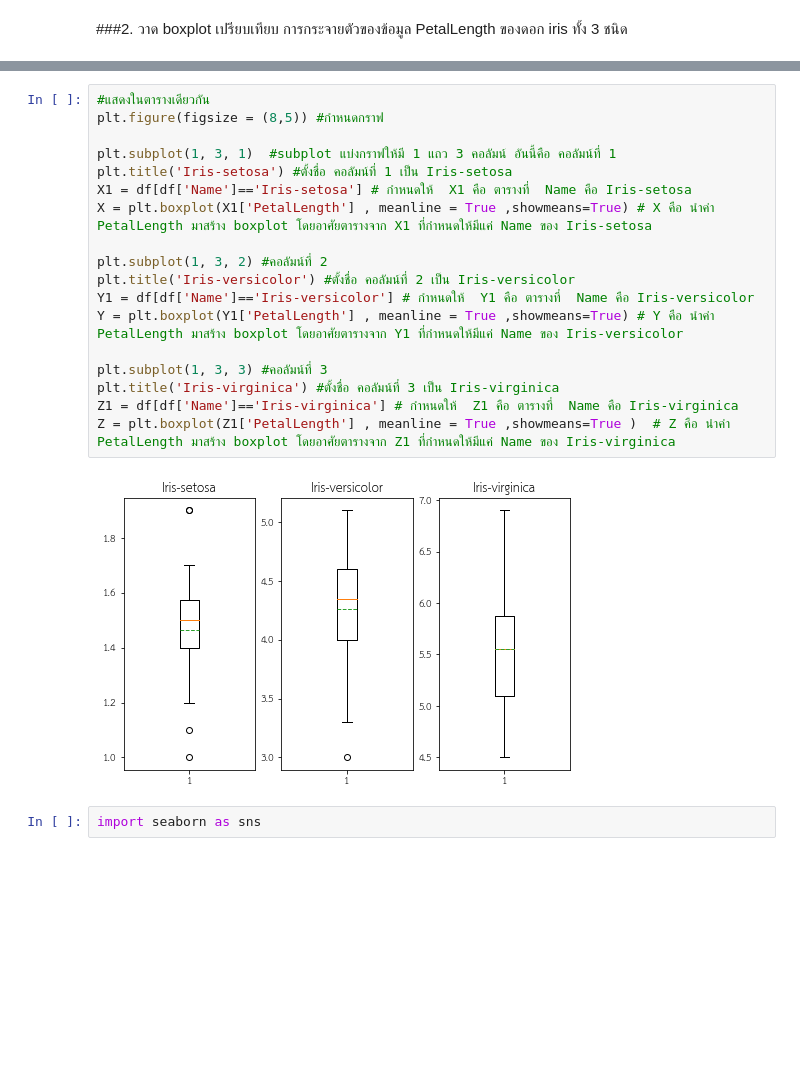
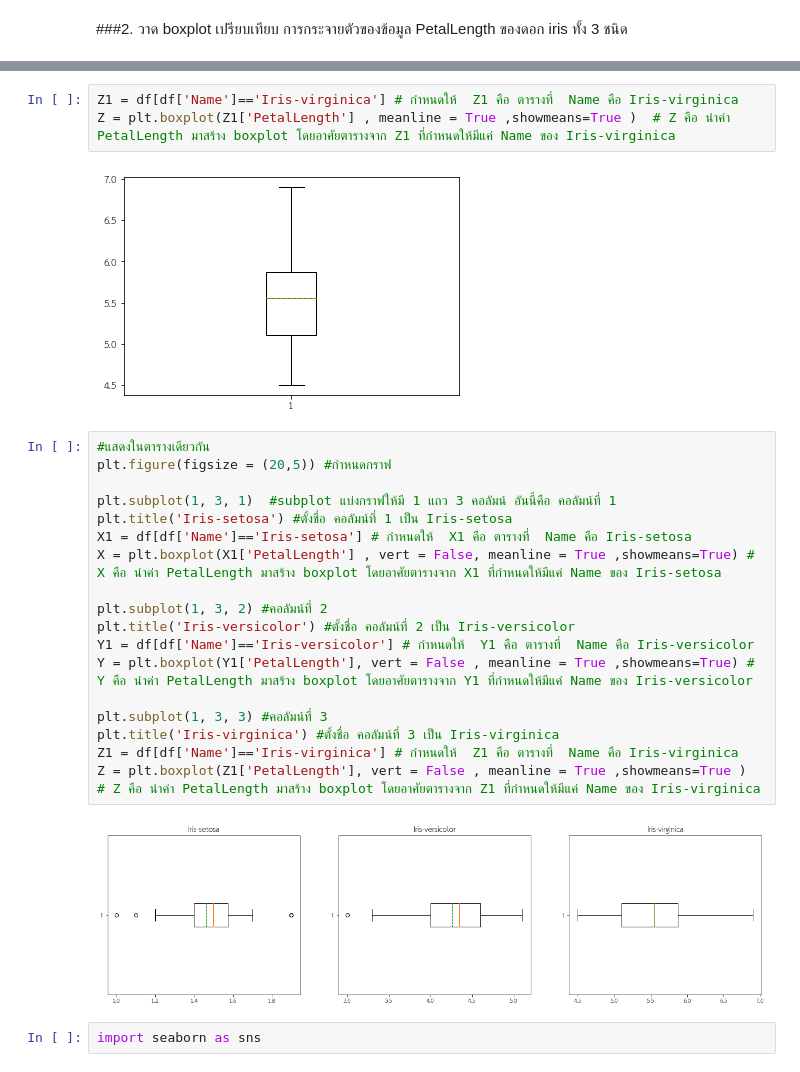
Before and after one commit to 6230204513/data_viz_2022, a Jupyter notebook: DataViz02_Data_Distribution.ipynb, the cells around one changed output, grey strips where cells are left out. Drawn from its saved outputs; the diff is of its cells as text; blank space fills up the shorter version.

```diff
--- a/DataViz02_Data_Distribution.ipynb
+++ b/DataViz02_Data_Distribution.ipynb
@@ -367,23 +377,28 @@ set(df['Name'])
+# %%
+Z1 = df[df['Name']=='Iris-virginica'] # กำหนดให้  Z1 คือ ตารางที่  Name คือ Iris-virginica
+Z = plt.boxplot(Z1['PetalLength'] , meanline = True ,showmeans=True )  # Z คือ นำค่า PetalLength มาสร้าง boxplot โดยอาศัยตารางจาก Z1 ที่กำหนดให้มีแค่ Name ของ Iris-virginica
+# %% [output]
+[figure, added]
 # %%
 #แสดงในตารางเดียวกัน
-plt.figure(figsize = (8,5)) #กำหนดกราฟ
+plt.figure(figsize = (20,5)) #กำหนดกราฟ
 
 plt.subplot(1, 3, 1)  #subplot แบ่งกราฟให้มี 1 แถว 3 คอลัมน์ อันนี้คือ คอลัมน์ที่ 1
 plt.title('Iris-setosa') #ตั้งชื่อ คอลัมน์ที่ 1 เป็น Iris-setosa
 X1 = df[df['Name']=='Iris-setosa'] # กำหนดให้  X1 คือ ตารางที่  Name คือ Iris-setosa
-X = plt.boxplot(X1['PetalLength'] , meanline = True ,showmeans=True) # X คือ นำค่า PetalLength มาสร้าง boxplot โดยอาศัยตารางจาก X1 ที่กำหนดให้มีแค่ Name ของ Iris-setosa
+X = plt.boxplot(X1['PetalLength'] , vert = False, meanline = True ,showmeans=True) # X คือ นำค่า PetalLength มาสร้าง boxplot โดยอาศัยตารางจาก X1 ที่กำหนดให้มีแค่ Name ของ Iris-setosa
 
 plt.subplot(1, 3, 2) #คอลัมน์ที่ 2
 plt.title('Iris-versicolor') #ตั้งชื่อ คอลัมน์ที่ 2 เป็น Iris-versicolor
 Y1 = df[df['Name']=='Iris-versicolor'] # กำหนดให้  Y1 คือ ตารางที่  Name คือ Iris-versicolor
-Y = plt.boxplot(Y1['PetalLength'] , meanline = True ,showmeans=True) # Y คือ นำค่า PetalLength มาสร้าง boxplot โดยอาศัยตารางจาก Y1 ที่กำหนดให้มีแค่ Name ของ Iris-versicolor
+Y = plt.boxplot(Y1['PetalLength'], vert = False , meanline = True ,showmeans=True) # Y คือ นำค่า PetalLength มาสร้าง boxplot โดยอาศัยตารางจาก Y1 ที่กำหนดให้มีแค่ Name ของ Iris-versicolor
 
 plt.subplot(1, 3, 3) #คอลัมน์ที่ 3
 plt.title('Iris-virginica') #ตั้งชื่อ คอลัมน์ที่ 3 เป็น Iris-virginica
 Z1 = df[df['Name']=='Iris-virginica'] # กำหนดให้  Z1 คือ ตารางที่  Name คือ Iris-virginica
-Z = plt.boxplot(Z1['PetalLength'] , meanline = True ,showmeans=True )  # Z คือ นำค่า PetalLength มาสร้าง boxplot โดยอาศัยตารางจาก Z1 ที่กำหนดให้มีแค่ Name ของ Iris-virginica
+Z = plt.boxplot(Z1['PetalLength'], vert = False , meanline = True ,showmeans=True )  # Z คือ นำค่า PetalLength มาสร้าง boxplot โดยอาศัยตารางจาก Z1 ที่กำหนดให้มีแค่ Name ของ Iris-virginica
 # %% [output]
-[figure, old version]
+[figure, new version]
 # %%
 import seaborn as sns
 # %%
```
Also changed, not shown: parts of 6 cells of this notebook.
